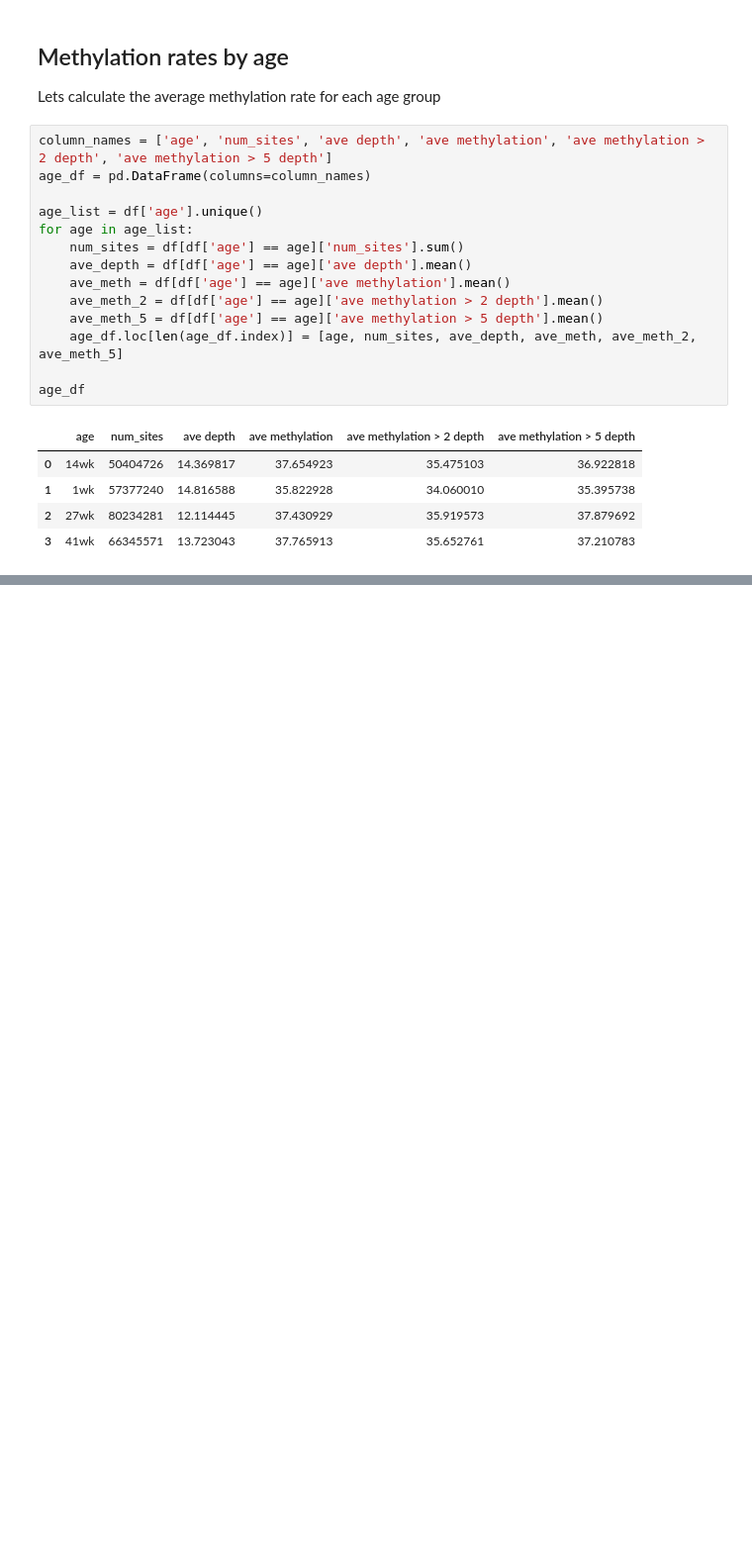
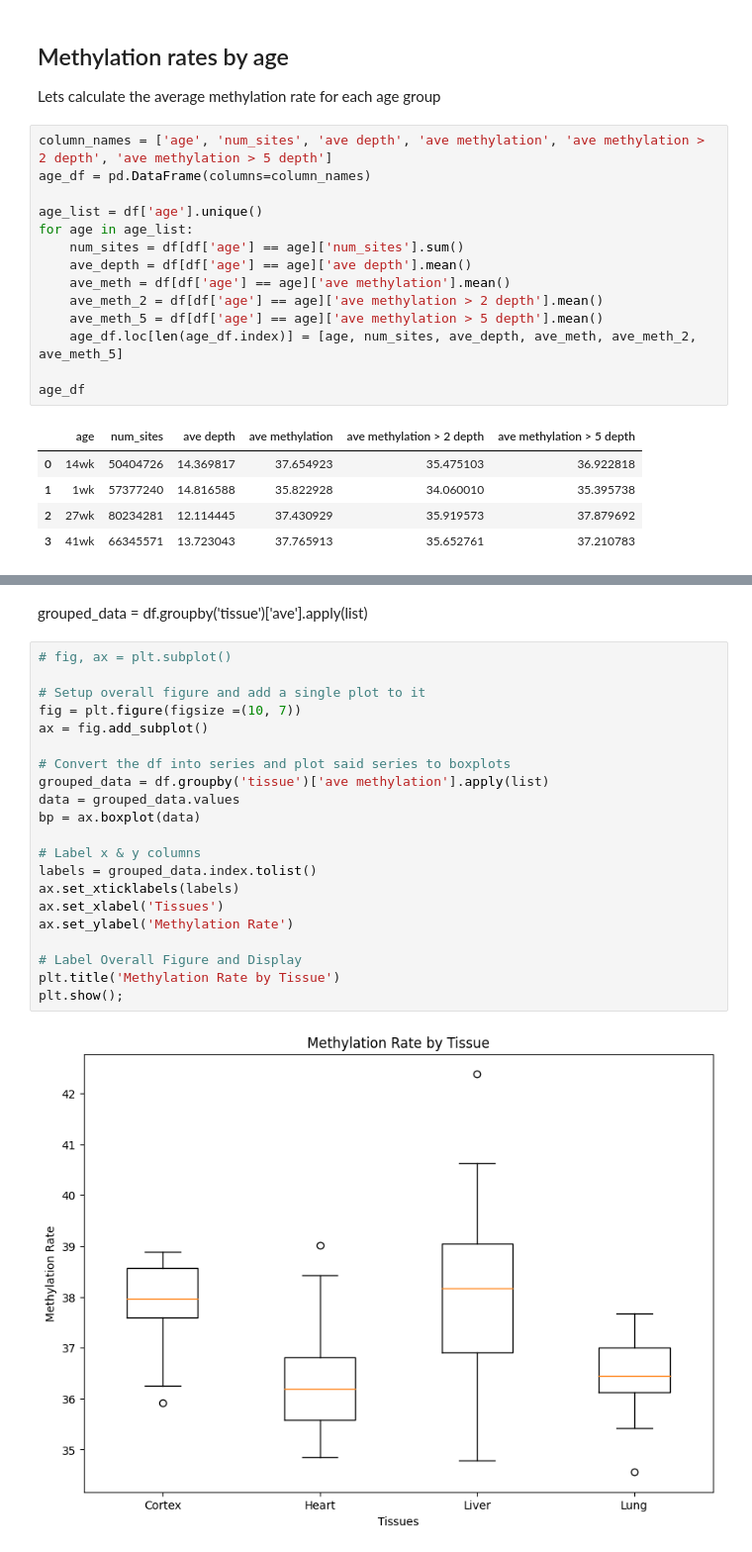
Before and after one commit to hunterDRuebsamen/Bioinformatic_Lab-1, a Jupyter notebook: test.ipynb, the cells around one changed output, grey strips where cells are left out. Shown: that part at 99% size. Saved outputs shown, nothing was run; the diff lists cells and outputs as text; blank space fills up the shorter version.

Commit message:
added Boxplot Graph

```diff
--- a/test.ipynb
+++ b/test.ipynb
@@ -168 +174,26 @@ print(age_df['ave methylation > 5 depth'].mean())
 36.85225744294009
+# %% [markdown]
+grouped_data = df.groupby('tissue')['ave'].apply(list)
+# %%
+# fig, ax = plt.subplot()
+
+# Setup overall figure and add a single plot to it
+fig = plt.figure(figsize =(10, 7))
+ax = fig.add_subplot()
+
+# Convert the df into series and plot said series to boxplots
+grouped_data = df.groupby('tissue')['ave methylation'].apply(list)
+data = grouped_data.values
+bp = ax.boxplot(data)
+
+# Label x & y columns
+labels = grouped_data.index.tolist()
+ax.set_xticklabels(labels)
+ax.set_xlabel('Tissues')
+ax.set_ylabel('Methylation Rate')
+
+# Label Overall Figure and Display
+plt.title('Methylation Rate by Tissue')
+plt.show();
+# %% [output]
+[figure, added]
```
Also changed, not shown: parts of 4 cells of this notebook.
